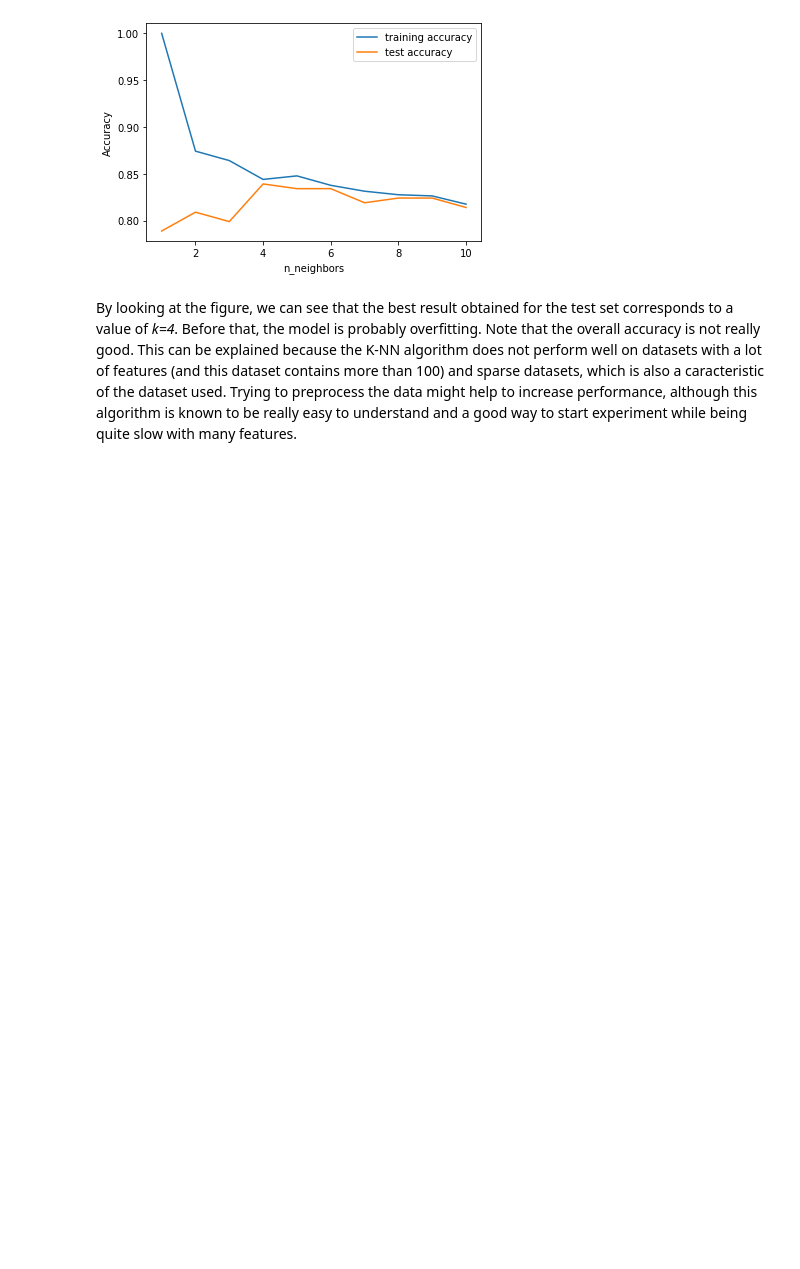
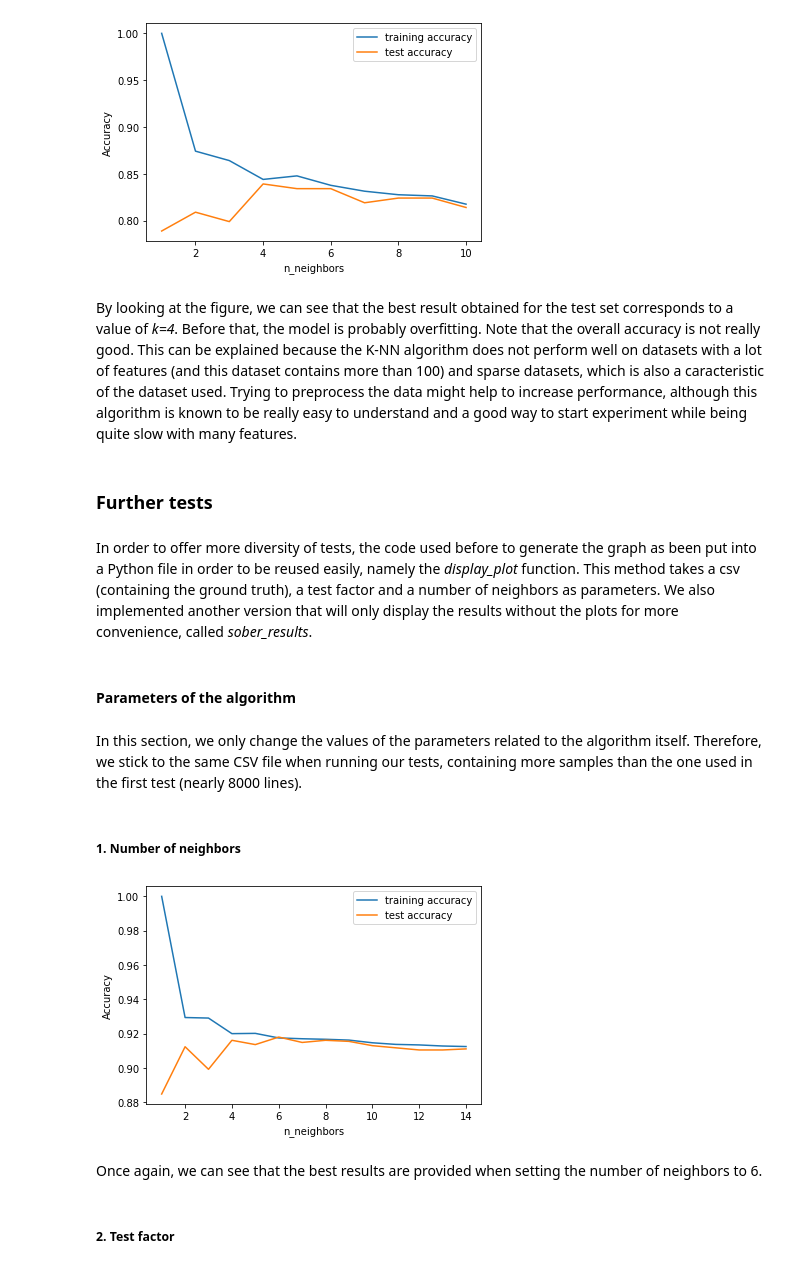
Before and after one commit to roussieau/masterthesis, a Jupyter notebook: src/machine_learning/K-Nearest Neighbors.ipynb, the cells around one changed output. Saved outputs shown, nothing was run; the diff lists cells and outputs as text; code cells hidden in the pictures; blank space fills up the shorter version.

Commit message:
ml testing + some dumps

```diff
--- a/src/machine_learning/K-Nearest Neighbors.ipynb
+++ b/src/machine_learning/K-Nearest Neighbors.ipynb
@@ -78,3 +80,22 @@ plt.legend()
 By looking at the figure, we can see that the best result obtained for the test set corresponds to a  value of *k=4*.
 Before that, the model is probably overfitting.
 Note that the overall accuracy is not really good. This can be explained because the K-NN algorithm does not perform well on datasets with a lot of features (and this dataset contains more than 100) and sparse datasets, which is also a caracteristic of the dataset used. Trying to preprocess the data might help to increase performance, although this algorithm is known to be really easy to understand and a good way to start experiment while being quite slow with many features.
+# %% [markdown]
+### Further tests
+# %% [markdown]
+In order to offer more diversity of tests, the code used before to generate the graph as been put into a Python file in order to be reused easily, namely the *display_plot* function. This method takes a csv (containing the ground truth), a test factor and a number of neighbors as parameters.
+We also implemented another version that will only display the results without the plots for more convenience, called *sober_results*.
+# %% [markdown]
+#### Parameters of the algorithm
+# %% [markdown]
+In this section, we only change the values of the parameters related to the algorithm itself. Therefore, we stick to the same CSV file when running our tests, containing more samples than the one used in the first test (nearly 8000 lines).
+# %% [markdown]
+##### 1. Number of neighbors
+# %%
+display_plot('../dumps/2020.02.10-12.14.csv',0.20,15)
+# %% [output]
+[figure, added]
+# %% [markdown]
+Once again, we can see that the best results are provided when setting the number of neighbors to 6.
+# %% [markdown]
+##### 2. Test factor
```
Also changed, not shown: parts of 2 cells of this notebook, 16 other files.
